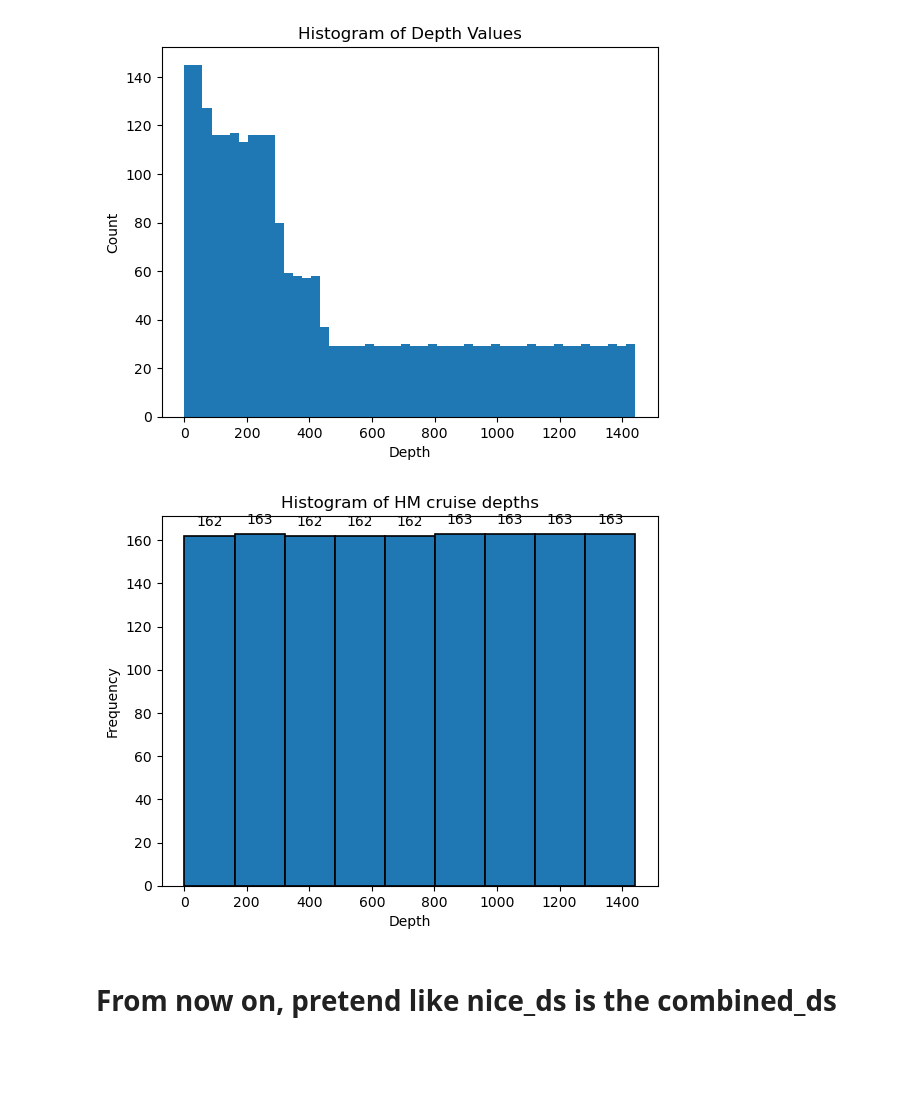
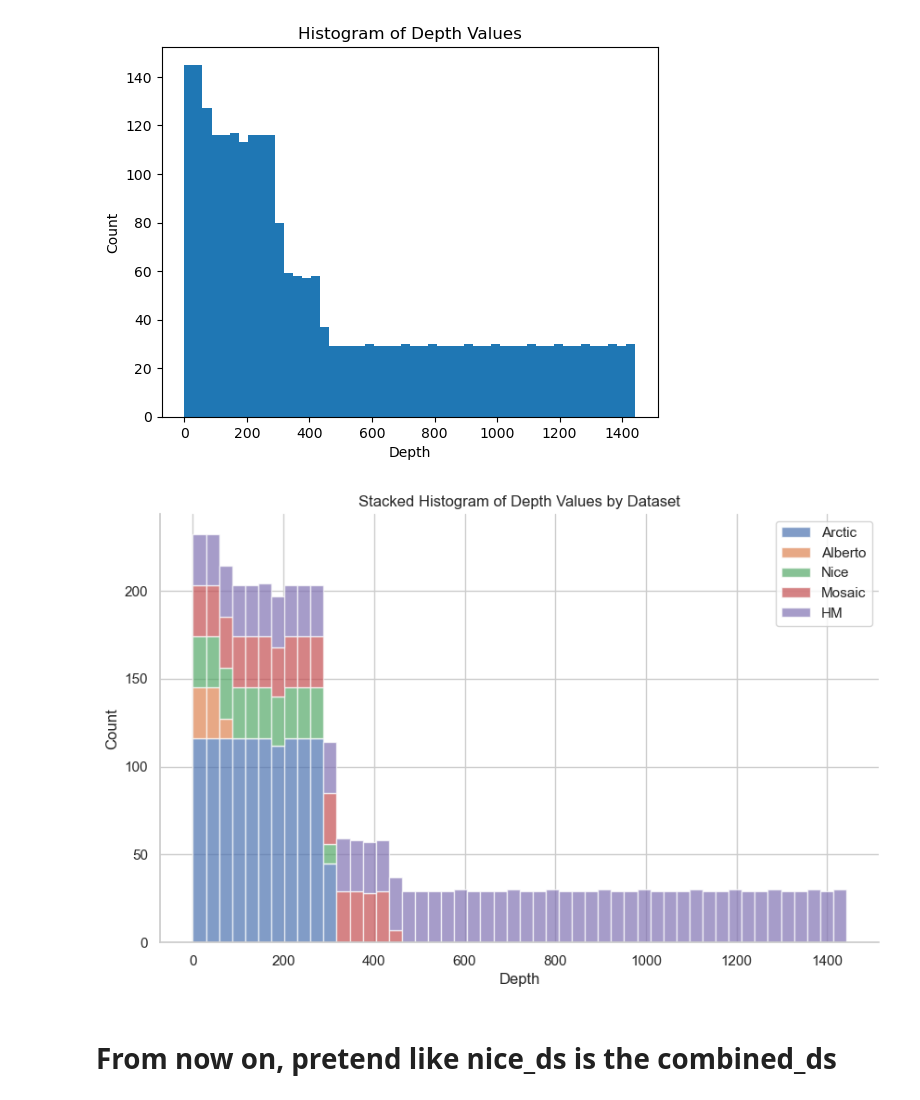
Before and after one commit to lisanneblok/ArcticTurbulence, a Jupyter notebook: data_exploration/load_ds.ipynb, the cells around one changed output. Drawn from its saved outputs; the diff is of its cells as text; code cells hidden in the pictures; blank space fills up the shorter version.

```diff
--- a/data_exploration/load_ds.ipynb
+++ b/data_exploration/load_ds.ipynb
@@ -195,26 +221,41 @@ plt.title('Histogram of Depth Values')
 plt.show()
 # %% [output]
 [figure]
-# %%
-# take the max depth for every profile
-max_depths = HM_ds.depth.values
-fig, ax = plt.subplots()
-n, bins, patches = plt.hist(max_depths, bins=9, edgecolor='black', linewidth=1.2)
-# Add labels and title
-plt.xlabel('Depth')
-plt.ylabel('Frequency')
-plt.title('Histogram of HM cruise depths')
-
-# Add text labels to each bin
-for i in range(len(patches)):
-    x = patches[i].get_x() + patches[i].get_width() / 2
-    y = patches[i].get_height()
-    ax.annotate(str(int(y)), xy=(x, y), xytext=(0, 5), textcoords="offset points", ha='center', va='bottom')
-
-# Show the plot
-plt.show()
-# %% [output]
-[figure, removed]
+# %%
+import seaborn as sns
+
+# Select the depth variable from each dataset
+depth1 = arctic_ds['depth'].sel()
+depth2 = alberto_ds['depth'].sel()
+depth3 = nice_ds['depth'].sel()
+depth4 = mosaic_ds['depth'].sel()
+depth5 = HM_ds['depth'].sel()
+
+# Combine the depth values into a single array
+depth_values = np.concatenate([depth1.values, depth2.values, depth3.values, depth4.values, depth5.values])
+
+# Create a list of labels for each dataset
+labels = ['Arctic', 'Alberto', 'Nice', 'Mosaic', 'HM']
+
+# Set up Seaborn style
+sns.set(style='whitegrid')
+
+# Plot a stacked histogram with labeled bars
+plt.figure(figsize=(10, 6))
+plt.hist([depth1, depth2, depth3, depth4, depth5], bins=50, stacked=True, label=labels, alpha=0.7)
+
+plt.xlabel('Depth')
+plt.ylabel('Count')
+plt.title('Stacked Histogram of Depth Values by Dataset')
+plt.legend()
+
+# Remove the right and top spines
+sns.despine()
+
+# Display the plot
+plt.show()
+# %% [output]
+[figure, added]
 # %% [markdown]
 # From now on, pretend like nice_ds is the combined_ds
 # %% [markdown]
```
Also changed, not shown: parts of 39 cells of this notebook, 1 other file.
